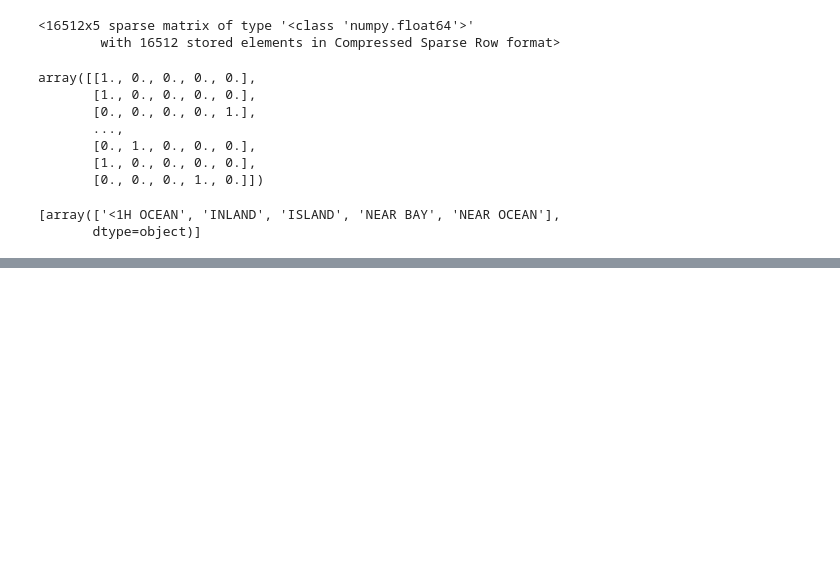
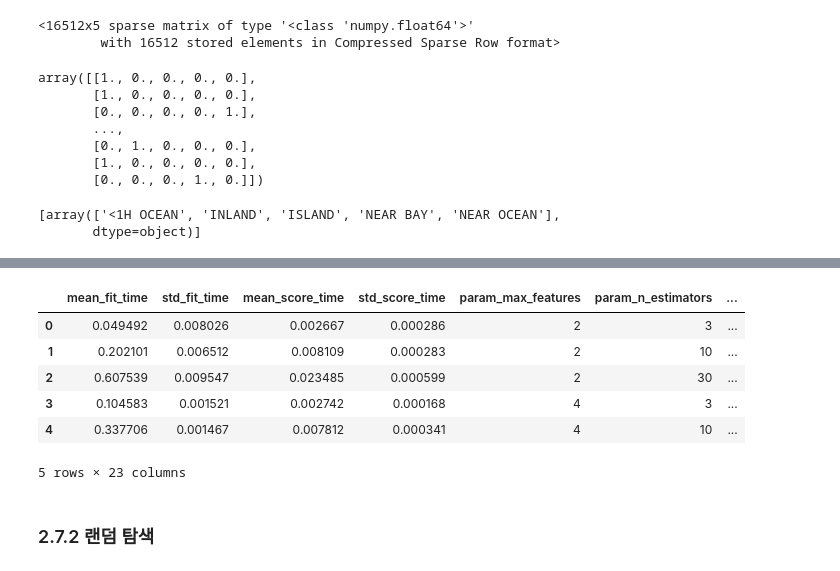
Before and after one commit to ExcelsiorCJH/Hands-On-ML, a Jupyter notebook: Chap02-End_to_End_ML_Project/Chap02-End_to_End_ML_Project.ipynb, the cells around one changed output, grey strips where cells are left out. Saved outputs shown, nothing was run; the diff lists cells and outputs as text; code cells hidden in the pictures; blank space fills up the shorter version.

```diff
--- a/Chap02-End_to_End_ML_Project/Chap02-End_to_End_ML_Project.ipynb
+++ b/Chap02-End_to_End_ML_Project/Chap02-End_to_End_ML_Project.ipynb
@@ -705,0 +928,5 @@ cat_encoder.categories_
+# %%
+from sklearn.linear_model import LinearRegression
+
+lin_reg = LinearRegression()
+lin_reg.fit(housing_prepared, housing_labels)
@@ -705,0 +958,5 @@ cat_encoder.categories_
+# %%
+from sklearn.tree import DecisionTreeRegressor
+
+tree_reg = DecisionTreeRegressor()
+tree_reg.fit(housing_prepared, housing_labels)
@@ -705,0 +1019,5 @@ cat_encoder.categories_
+# %%
+from sklearn.ensemble import RandomForestRegressor
+
+forest_reg = RandomForestRegressor(random_state=42)
+forest_reg.fit(housing_prepared, housing_labels)
@@ -705,0 +1055,16 @@ cat_encoder.categories_
+# %%
+from sklearn.model_selection import GridSearchCV
+
+param_grid = [
+    # 하이퍼파라미터 12(=3×4)개의 조합
+    # n_estimators는 생성할 트리 개수
+    {'n_estimators': [3, 10, 30], 'max_features': [2, 4, 6, 8]},
+    # bootstrap은 False로 하고 6(=2×3)개의 조합
+    {'bootstrap': [False], 'n_estimators': [3, 10], 'max_features': [2, 3, 4]},
+  ]
+
+forest_reg = RandomForestRegressor(random_state=42)
+# 다섯 폴드에서 훈련하면 총 (12+6)*5=90번의 훈련
+grid_search = GridSearchCV(forest_reg, param_grid, cv=5, scoring='neg_mean_squared_error',
+                           return_train_score=True, n_jobs=-1)
+grid_search.fit(housing_prepared, housing_labels)
@@ -705,0 +1119,12 @@ cat_encoder.categories_
+# %%
+pd.DataFrame(grid_search.cv_results_).head()
+# %% [output]
+|  | mean_fit_time | std_fit_time | mean_score_time | std_score_time | param_max_features | param_n_estimators | ... |
+| 0 | 0.049492 | 0.008026 | 0.002667 | 0.000286 | 2 | 3 | ... |
+| 1 | 0.202101 | 0.006512 | 0.008109 | 0.000283 | 2 | 10 | ... |
+| 2 | 0.607539 | 0.009547 | 0.023485 | 0.000599 | 2 | 30 | ... |
+| 3 | 0.104583 | 0.001521 | 0.002742 | 0.000168 | 4 | 3 | ... |
+| 4 | 0.337706 | 0.001467 | 0.007812 | 0.000341 | 4 | 10 | ... |
+5 rows × 23 columns
+# %% [markdown]
+### 2.7.2 랜덤 탐색
```
Also changed, not shown: parts of 56 cells of this notebook, 1 other file.
